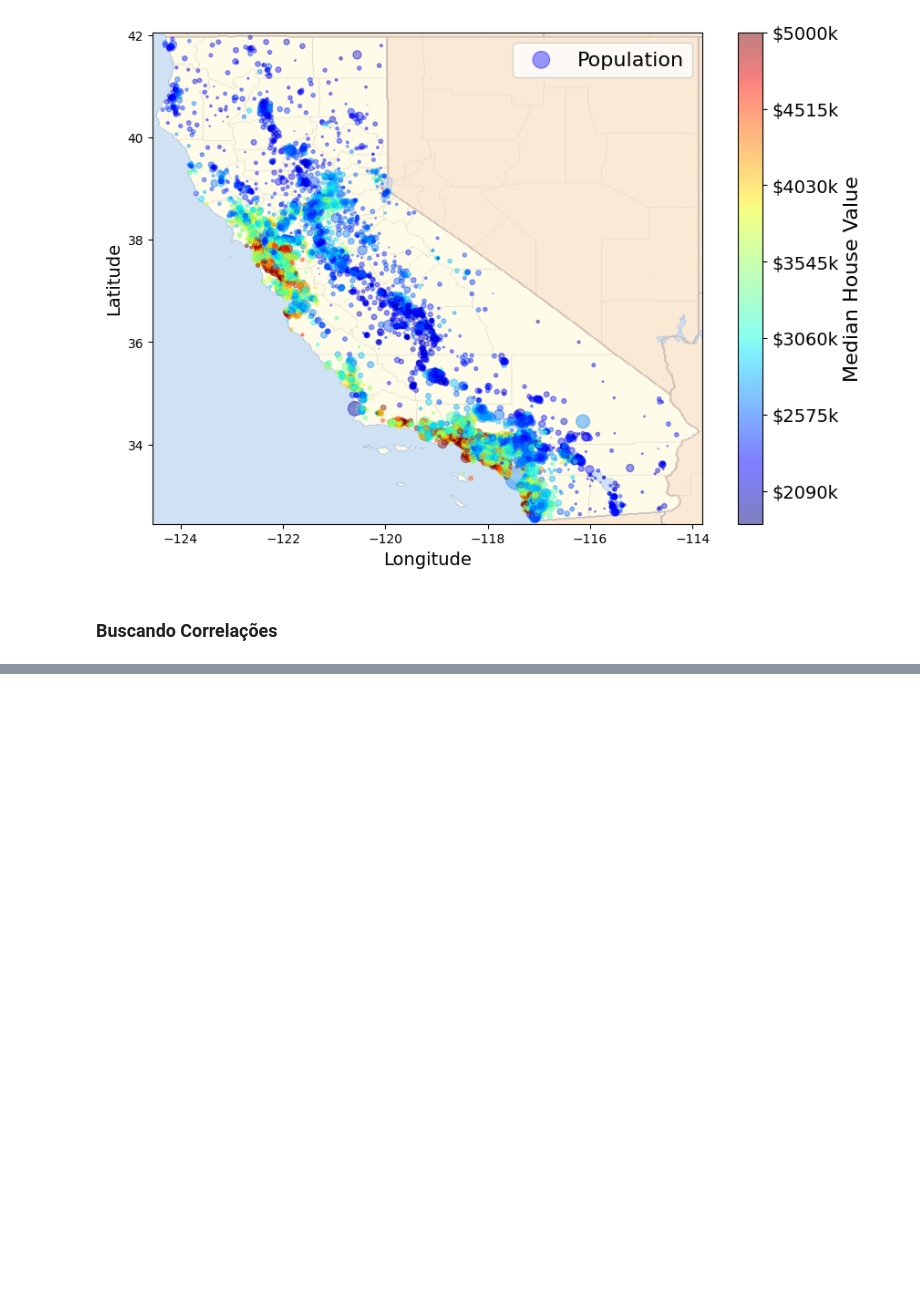
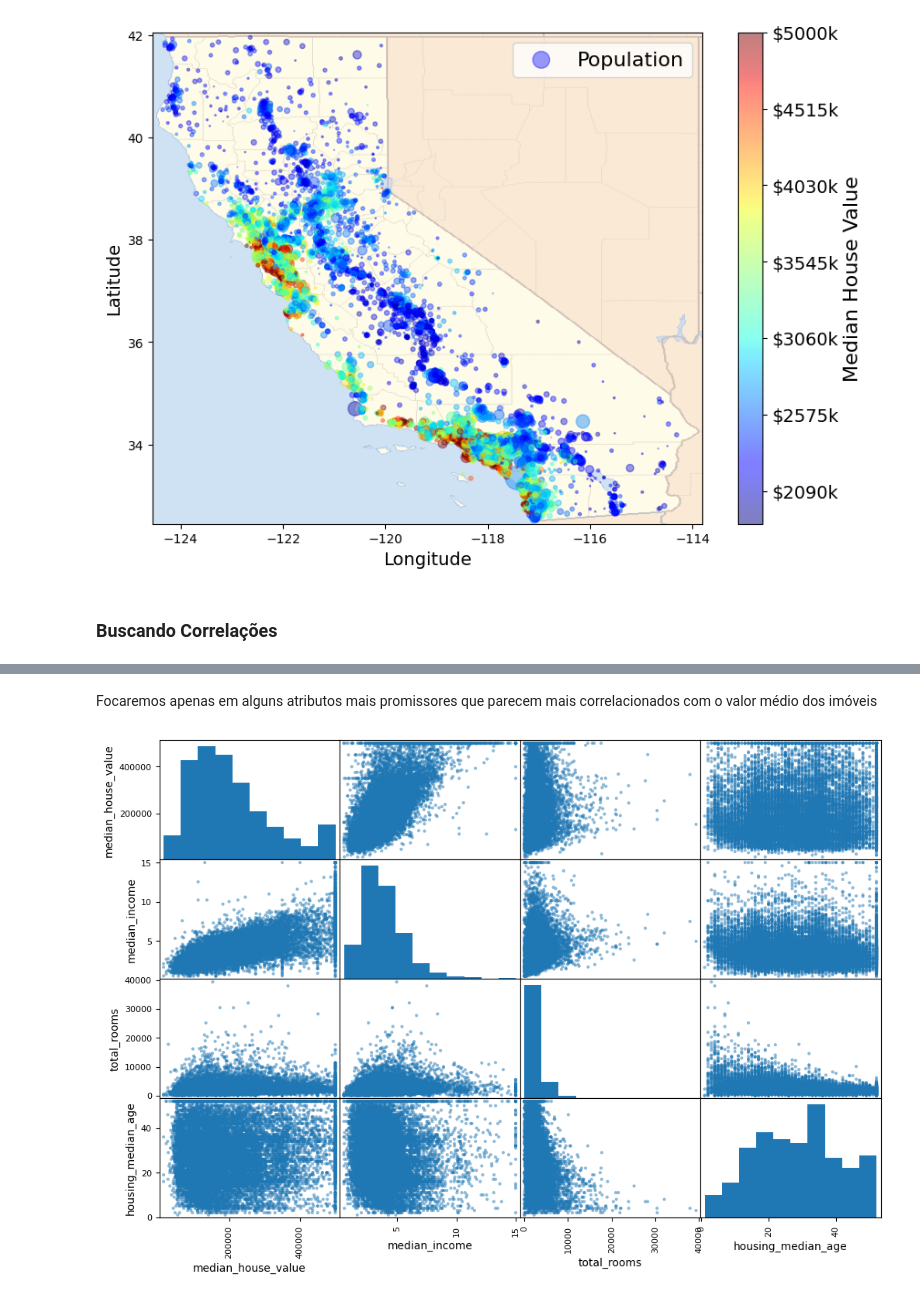
Before and after one commit to ThiagoSegato/livro-apredizado-de-maquina-scikit-learn-keras-tensorflow, a Jupyter notebook: chapter02.ipynb, the cells around one changed output, grey strips where cells are left out. Drawn from its saved outputs; the diff is of its cells as text; code cells hidden in the pictures; blank space fills up the shorter version.

```diff
--- a/chapter02.ipynb
+++ b/chapter02.ipynb
@@ -243,0 +260,8 @@ ValueError: could not convert string to float: 'INLAND'
+# %% [markdown]
+Focaremos apenas em alguns atributos mais promissores que parecem mais correlacionados com o valor médio dos imóveis
+# %%
+attributes = ['median_house_value', 'median_income', 'total_rooms', 'housing_median_age']
+pd.plotting.scatter_matrix(housing[attributes], figsize=(12,8))
+plt.show()
+# %% [output]
+[figure, added]
```
Also changed, not shown: parts of 35 cells of this notebook.
